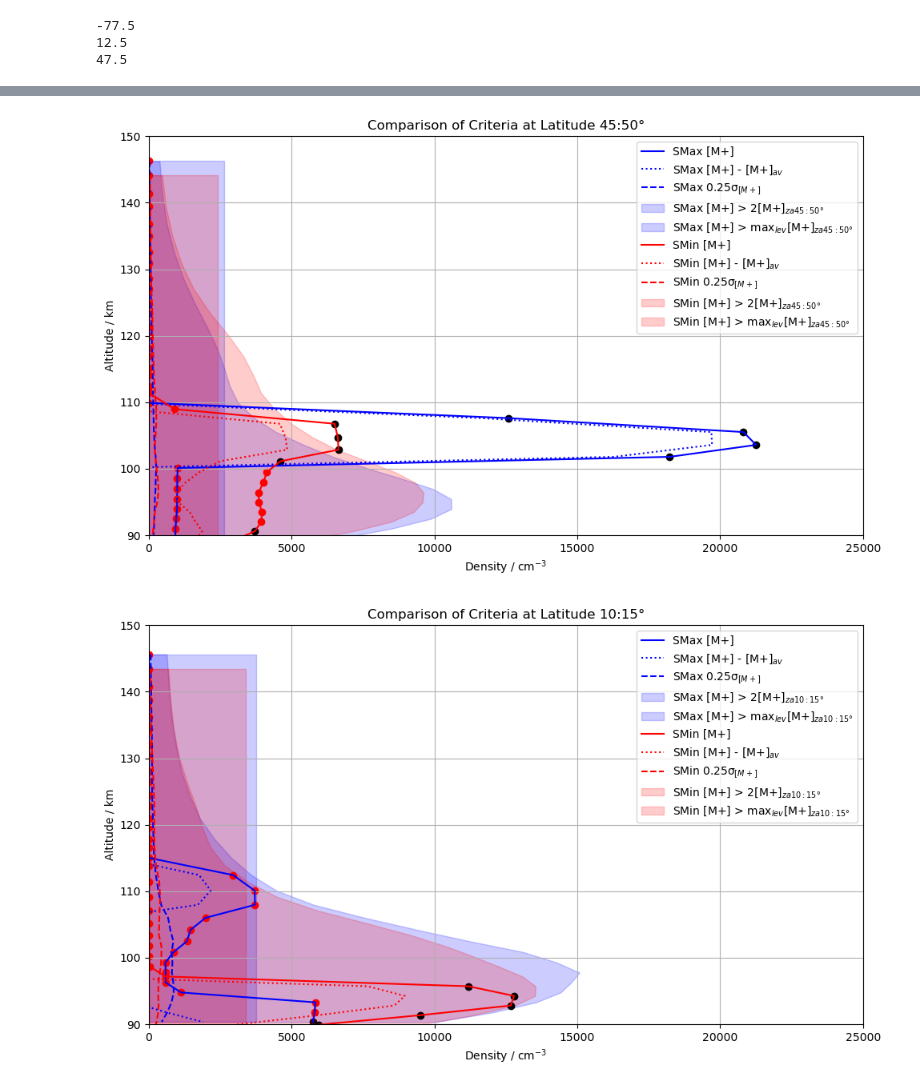
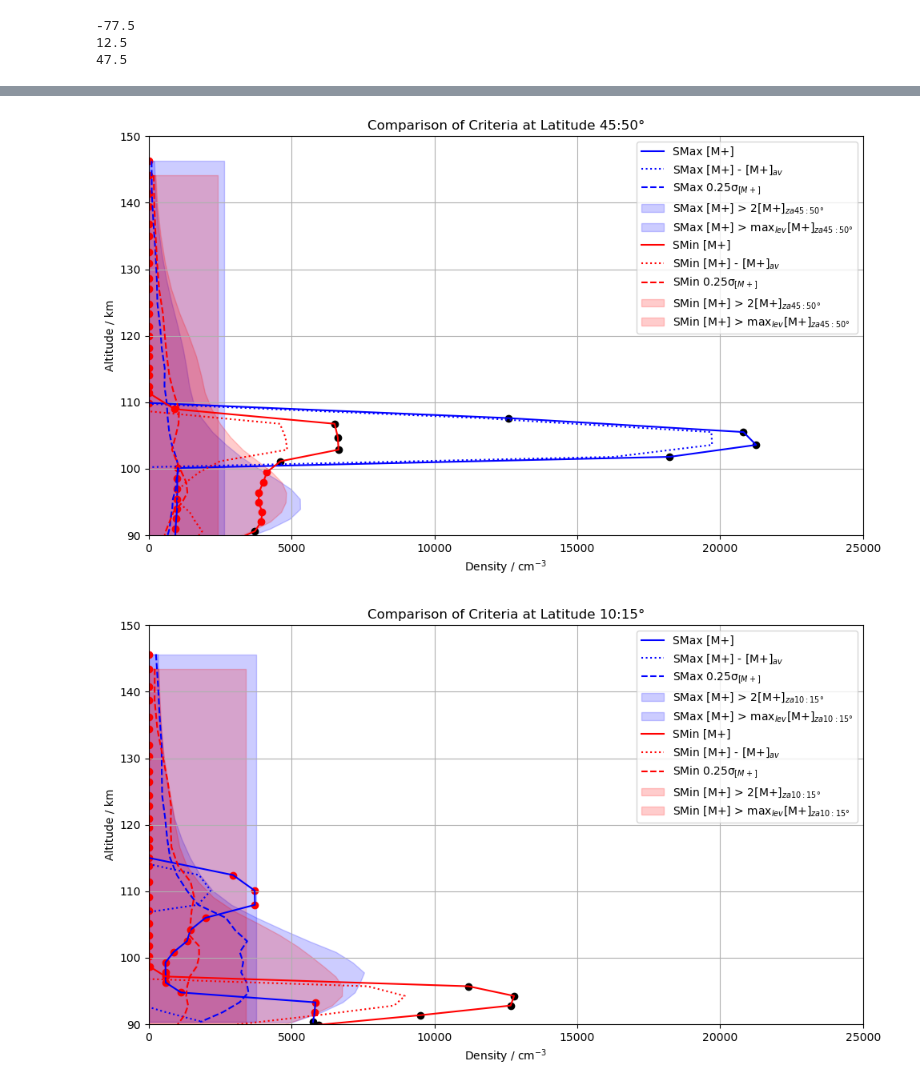
Before and after one commit to Woodyaka/Mphys-Project, a Jupyter notebook: criteria_comparison.ipynb, the cells around one changed output, grey strips where cells are left out. Cells and saved outputs as stored; diff of their text form; code cells hidden in the pictures.

Commit message:
Updated comparison notebooks

```diff
--- a/criteria_comparison.ipynb
+++ b/criteria_comparison.ipynb
@@ -532,11 +640,11 @@ def plot_netcdf_comparison(file1, file2):
                 linestyle='dotted', label=f'{label} [M+] - [M+]$_{{av}}$')
 
         # Standard deviation
-        ax.plot(0.25 * ds['std_plot'], ds['altitude'], color=color,
+        ax.plot(ds['std_plot'], ds['altitude'], color=color,
                 linestyle='dashed', label=f'{label} 0.25σ$_{{[M+]}}$')
 
         # 2 * Mptdens
-        ax.fill_betweenx(ds['altitude'], 0, 2 * ds['orange_fill'],
+        ax.fill_betweenx(ds['altitude'], 0, ds['orange_fill'],
                          color=color, alpha=0.2,
                          label=f'{label} [M+] > 2[M+]$_{{za {ds.attrs["latitude_range"]}}}$')
 
@@ -569,10 +677,10 @@ def plot_netcdf_comparison(file1, file2):
     plt.tight_layout()
     plt.show()
 # %%
-plot_netcdf_comparison('plot_data_45_50_SMax.nc', 'plot_data_45_50_SMin.nc')
+plot_netcdf_comparison('Nc_Files/plot_data_45_50_SMax.nc', 'Nc_Files/plot_data_45_50_SMin.nc')
 # %% [output]
-[figure, old version]
+[figure, new version]
 # %%
-plot_netcdf_comparison('plot_data_10_15_SMax.nc', 'plot_data_10_15_SMin.nc')
+plot_netcdf_comparison('Nc_Files/plot_data_10_15_SMax.nc', 'Nc_Files/plot_data_10_15_SMin.nc')
 # %% [output]
-[figure, old version]
+[figure, new version]
```
Also changed, not shown: parts of 7 cells of this notebook, 1 other file.
